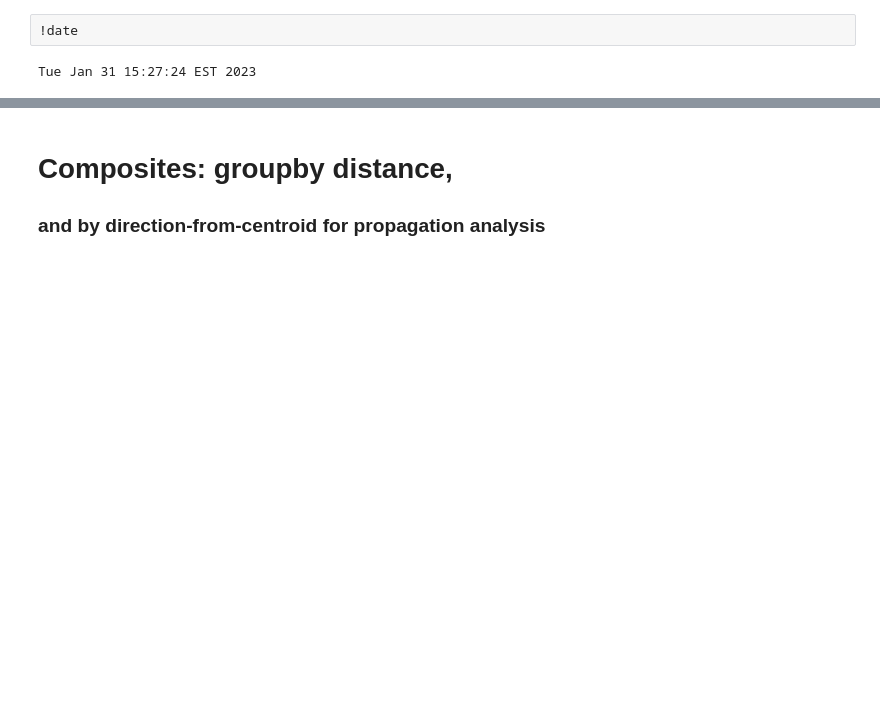
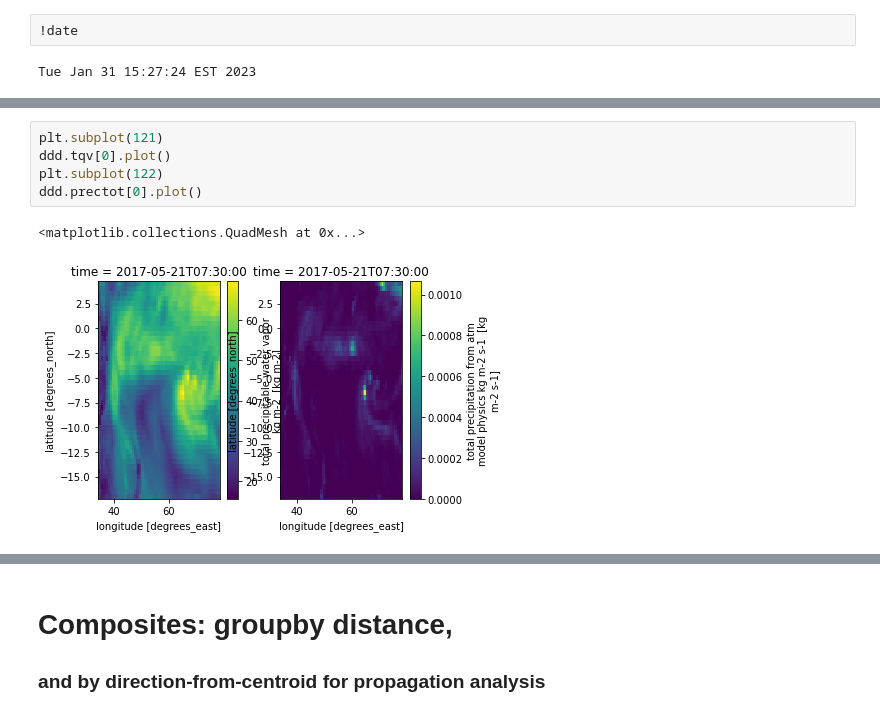
Before and after one commit to snigsam/VaporLakes, a Jupyter notebook: Distfields_from_alake.ipynb, the cells around one changed output, grey strips where cells are left out. Cells and saved outputs as stored; diff of their text form; blank space fills up the shorter version.

```diff
--- a/Distfields_from_alake.ipynb
+++ b/Distfields_from_alake.ipynb
@@ -262,0 +304,8 @@ ddd = xr.open_dataset('../../Library/CloudStorage/Box-Box/VaporLakes/data/LAKEBY
+# %%
+plt.subplot(121)
+ddd.tqv[0].plot()
+plt.subplot(122)
+ddd.prectot[0].plot()
+# %% [output]
+<matplotlib.collections.QuadMesh at 0x...>
+[figure, added]
```
Also changed, not shown: parts of 7 cells of this notebook.
